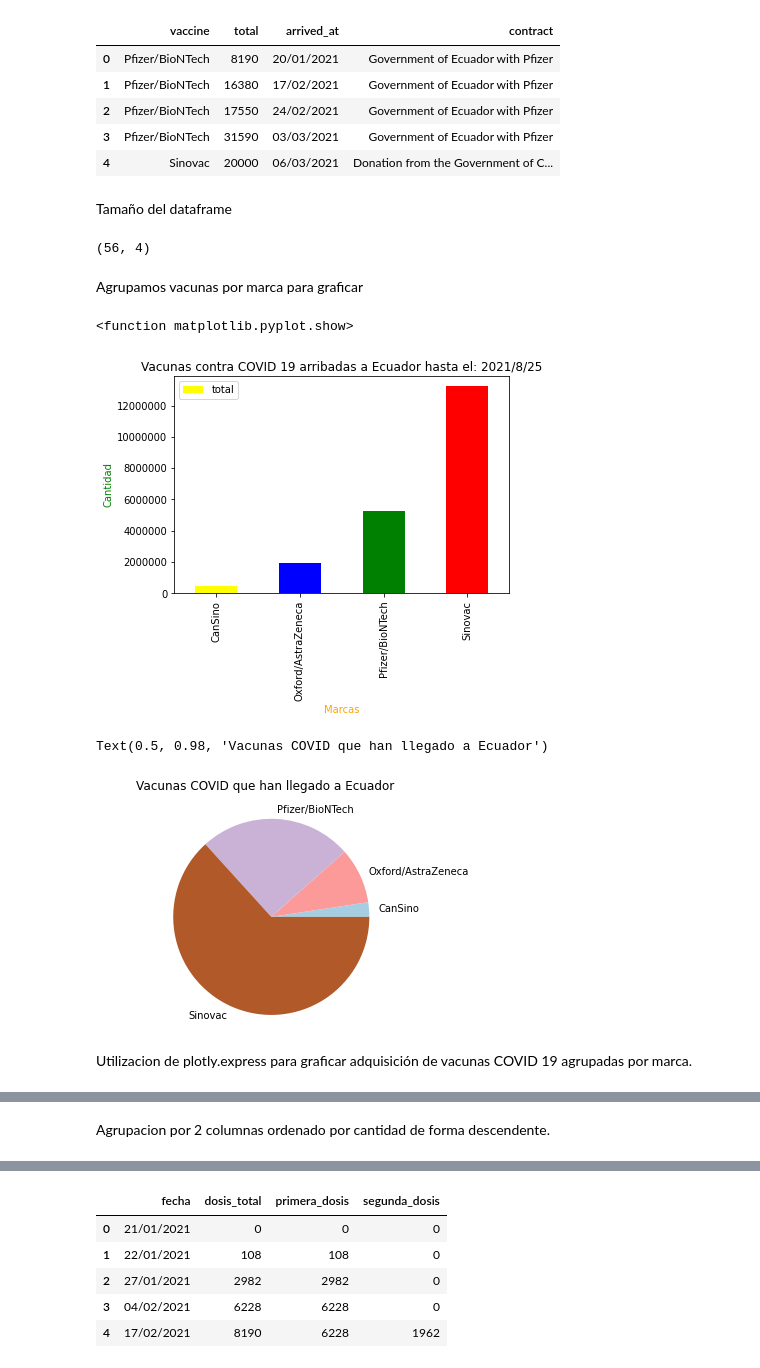
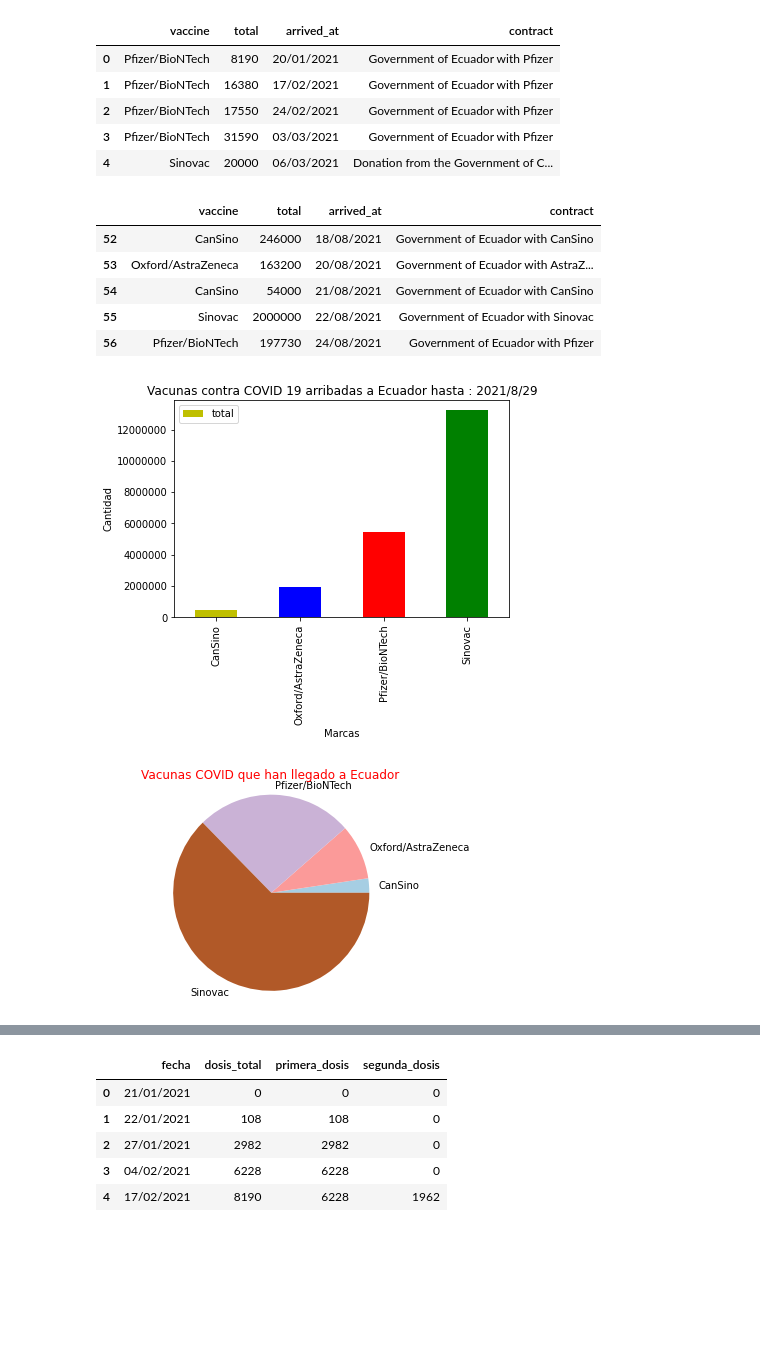
Before and after one commit to gusecuador/tratamientoDatos, a Jupyter notebook: desafio2/PracticasTratamientoDatosGustavo.ipynb, the cells around one changed output, grey strips where cells are left out. Cells and saved outputs as stored; diff of their text form; code cells hidden in the pictures; blank space fills up the shorter version.

```diff
--- a/desafio2/PracticasTratamientoDatosGustavo.ipynb
+++ b/desafio2/PracticasTratamientoDatosGustavo.ipynb
@@ -22,41 +15,38 @@ df.head()
 | 2 | Pfizer/BioNTech | 17550 | 24/02/2021 | Government of Ecuador with Pfizer |
 | 3 | Pfizer/BioNTech | 31590 | 03/03/2021 | Government of Ecuador with Pfizer |
 | 4 | Sinovac | 20000 | 06/03/2021 | Donation from the Government of C... |
-# %% [markdown]
-Tamaño del dataframe
 # %%
-df.shape
+df.tail()
 # %% [output]
-(56, 4)
+|  | vaccine | total | arrived_at | contract |
+| 52 | CanSino | 246000 | 18/08/2021 | Government of Ecuador with CanSino |
+| 53 | Oxford/AstraZeneca | 163200 | 20/08/2021 | Government of Ecuador with AstraZ... |
+| 54 | CanSino | 54000 | 21/08/2021 | Government of Ecuador with CanSino |
+| 55 | Sinovac | 2000000 | 22/08/2021 | Government of Ecuador with Sinovac |
+| 56 | Pfizer/BioNTech | 197730 | 24/08/2021 | Government of Ecuador with Pfizer |
-# %% [markdown]
-Agrupamos vacunas por marca para graficar
 # %%
 #Vamos a agrupar por marca de vacuna para graficar
-import matplotlib.pyplot as plt
+import numpy as pd
 import time
+plt.ticklabel_format(style='plain')
 
-#plt.figure(figsize=(5,5))
-plt.ticklabel_format(style='plain')
-df.groupby('vaccine')['total'].sum().plot(kind='bar',legend='reverse',color={'yellow','blue','green','red'})
-plt.title("Vacunas contra COVID 19 arribadas a Ecuador hasta el: " + str(time.localtime().tm_year ) + "/"+ str(time.localtime().tm_mon,) + "/"+ str(time.localtime().tm_mday))
-plt.ylabel("Cantidad",{'color':"green"})
-plt.xlabel('Marcas',{'color':"orange"})
-plt.show
+df.groupby('vaccine')['total'].sum().plot(kind='bar',legend='reverse',color={'y','b','r','g'})
+plt.ylabel("Cantidad")
+plt.xlabel("Marcas")
+plt.title("Vacunas contra COVID 19 arribadas a Ecuador hasta : " + str(time.localtime().tm_year ) + "/"+ str(time.localtime().tm_mon,) + "/"+ str(time.localtime().tm_mday))
+plt.show()
 # %% [output]
-<function matplotlib.pyplot.show>
-[figure, old version]
+[figure, new version]
 # %%
 plt.ticklabel_format(style='plain')
 
 df.total.groupby(df.vaccine).sum().plot(kind='pie',cmap='Paired')
 plt.axis("equal")
 plt.ylabel("")
-plt.suptitle('Vacunas COVID que han llegado a Ecuador')
+plt.title('Vacunas COVID que han llegado a Ecuador',color='r')
+plt.show()
 # %% [output]
-Text(0.5, 0.98, 'Vacunas COVID que han llegado a Ecuador')
-[figure, old version]
+[figure, new version]
-# %% [markdown]
-Utilizacion de plotly.express para graficar adquisición de vacunas COVID 19 agrupadas por marca.
 # %%
 import plotly.express as px
 import matplotlib.pyplot as plt
@@ -66,7 +58,5 @@ fig.show()
 # %% [output]
 [interactive output not drawn]
-# %% [markdown]
-Agrupacion por 2 columnas ordenado por cantidad de forma descendente.
 # %%
 #Agrupacion por 2 columnas ordenado por cantidad de forma descendente.
 resumen=df.groupby(["vaccine","contract"]).sum('total').sort_values(by=['vaccine','total'], ascending=False)
```
Also changed, not shown: parts of 23 cells of this notebook.
